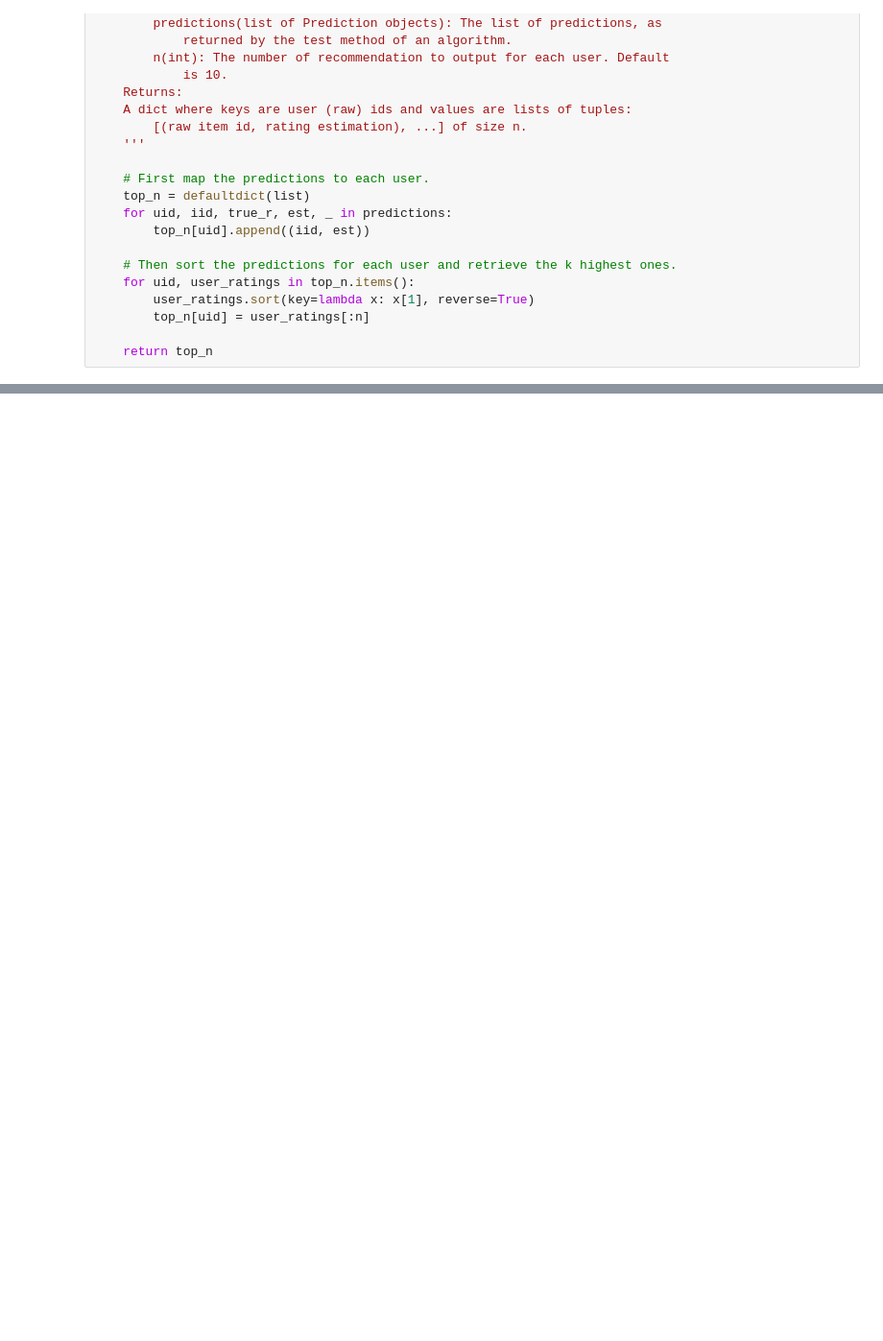
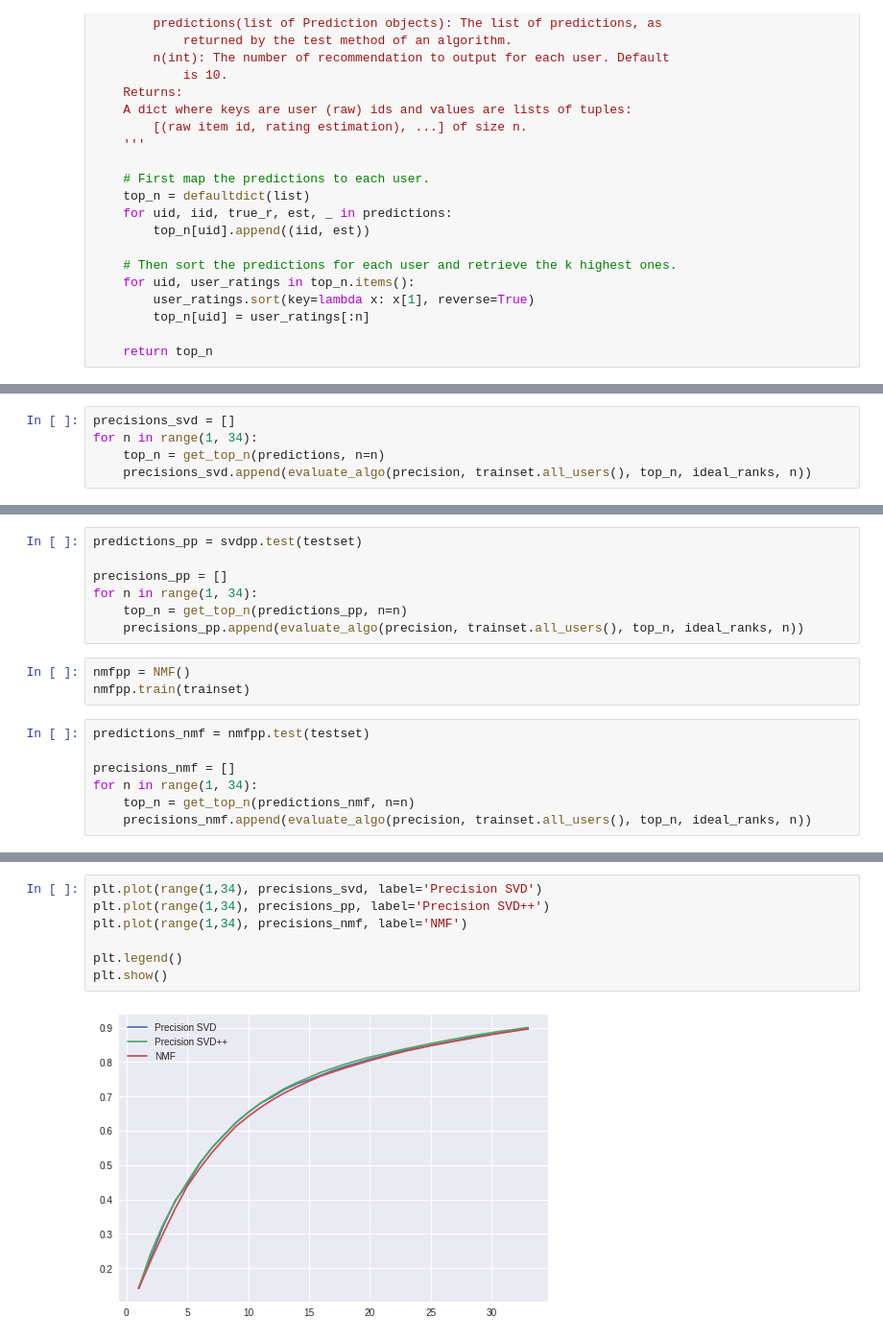
Before and after one commit to Makazone/BachelorThesis, a Jupyter notebook: Diploma.ipynb, the cells around one changed output, grey strips where cells are left out. Shown at 96% size. Cells and saved outputs as stored; diff of their text form; blank space fills up the shorter version.

Commit message:
Implement ARHR and precision. Build some graphics

```diff
--- a/Diploma.ipynb
+++ b/Diploma.ipynb
@@ -44,0 +91,5 @@ top_n = get_top_n(predictions, n=10)
+# %%
+precisions_svd = []
+for n in range(1, 34):
+    top_n = get_top_n(predictions, n=n)
+    precisions_svd.append(evaluate_algo(precision, trainset.all_users(), top_n, ideal_ranks, n))
@@ -44,0 +99,17 @@ top_n = get_top_n(predictions, n=10)
+# %%
+predictions_pp = svdpp.test(testset)
+
+precisions_pp = []
+for n in range(1, 34):
+    top_n = get_top_n(predictions_pp, n=n)
+    precisions_pp.append(evaluate_algo(precision, trainset.all_users(), top_n, ideal_ranks, n))
+# %%
+nmfpp = NMF()
+nmfpp.train(trainset)
+# %%
+predictions_nmf = nmfpp.test(testset)
+
+precisions_nmf = []
+for n in range(1, 34):
+    top_n = get_top_n(predictions_nmf, n=n)
+    precisions_nmf.append(evaluate_algo(precision, trainset.all_users(), top_n, ideal_ranks, n))
@@ -44,0 +183,9 @@ top_n = get_top_n(predictions, n=10)
+# %%
+plt.plot(range(1,34), precisions_svd, label='Precision SVD')
+plt.plot(range(1,34), precisions_pp, label='Precision SVD++')
+plt.plot(range(1,34), precisions_nmf, label='NMF')
+
+plt.legend()
+plt.show()
+# %% [output]
+[figure, added]
```
Also changed, not shown: parts of 36 cells of this notebook.
